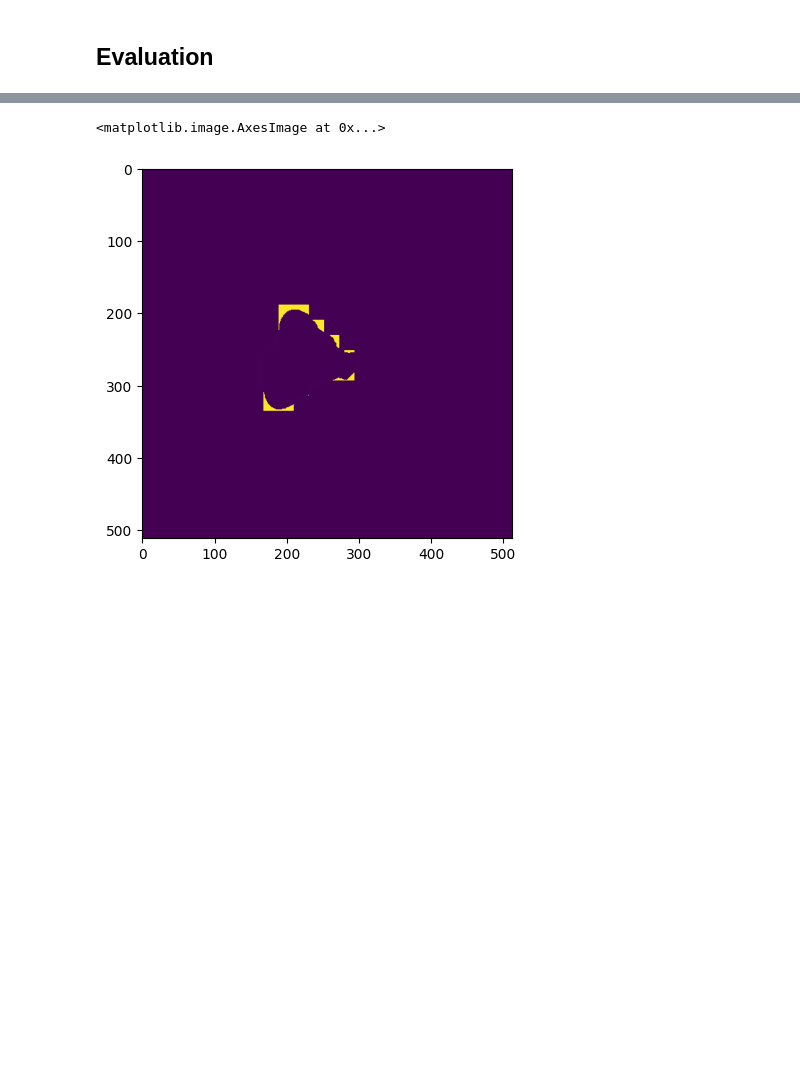
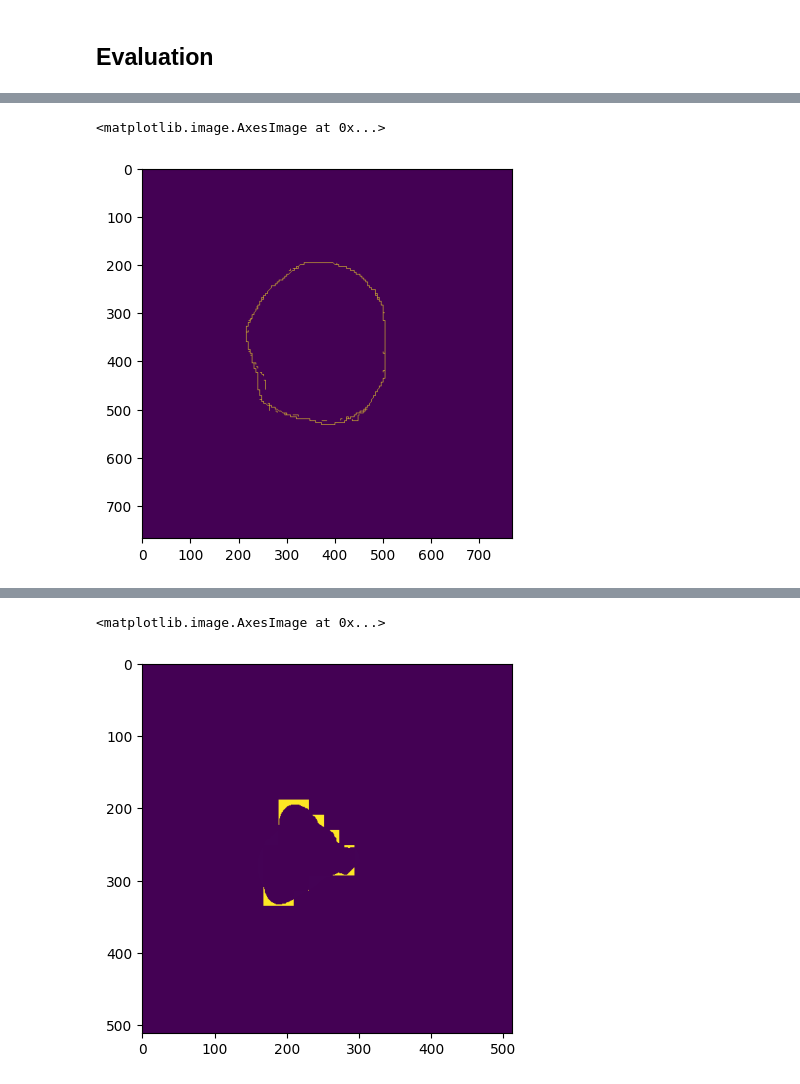
Before and after one commit to ybouilla/computervision, a Jupyter notebook: segmentation_image.ipynb, the cells around one changed output, grey strips where cells are left out. Drawn from its saved outputs; the diff is of its cells as text; code cells hidden in the pictures; blank space fills up the shorter version.

```diff
--- a/segmentation_image.ipynb
+++ b/segmentation_image.ipynb
@@ -229,6 +275,15 @@ area_seg_computed =  ((labels2_a1 == 228)*255).astype(np.uint8)
 area_seg_ref = flood_fill(seg_ref)
 
 evaluate_2d_seg(area_seg_computed*255, area_seg_ref)
+
+# img 2
+
+anv2 = io.imread(os.path.join('imgs', 'patient2.tif'))
+ref_seg_anv2 = (anv2[:,:,2]<140).astype(np.uint8) *(anv2 == [0,255,0]).astype(np.uint8)[:,:,1]
+area_seg_ref2 = flood_fill(ref_seg_anv2)
+area_seg_computed2 = (labels2_a2_h== lk_up_table[5]).astype(np.uint8)
+
+evaluate_2d_seg(area_seg_computed2, area_seg_ref2)
 # %% [output]
 1128
 1180
@@ -241,0 +332,6 @@ IoU                 Dice                 Precision           Recall
+# %%
+tt = (anv2[:,:,2]<140).astype(np.uint8) *(anv2 == [0,255,0]).astype(np.uint8)[:,:,1]
+plt.imshow(tt)
+# %% [output]
+<matplotlib.image.AxesImage at 0x...>
+[figure, added]
```
Also changed, not shown: parts of 12 cells of this notebook, 6 other files.
